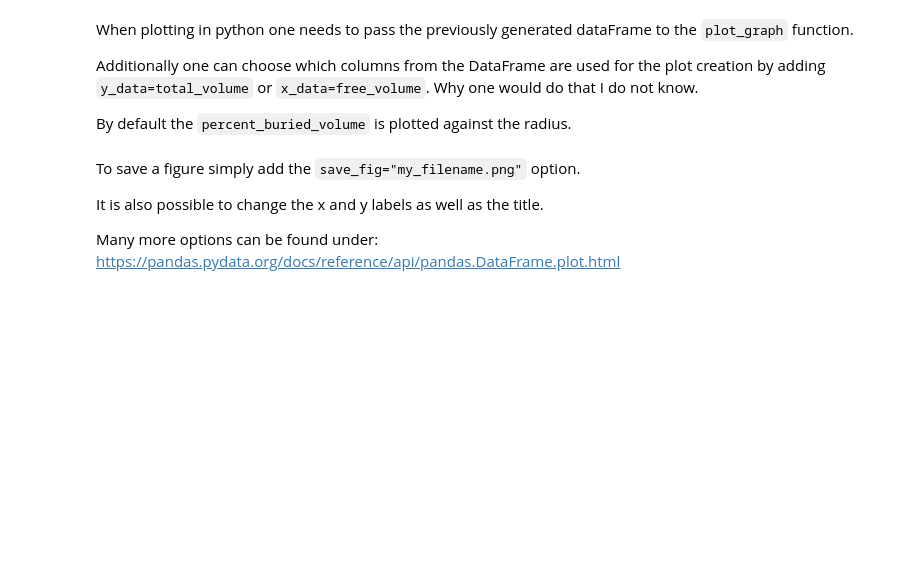
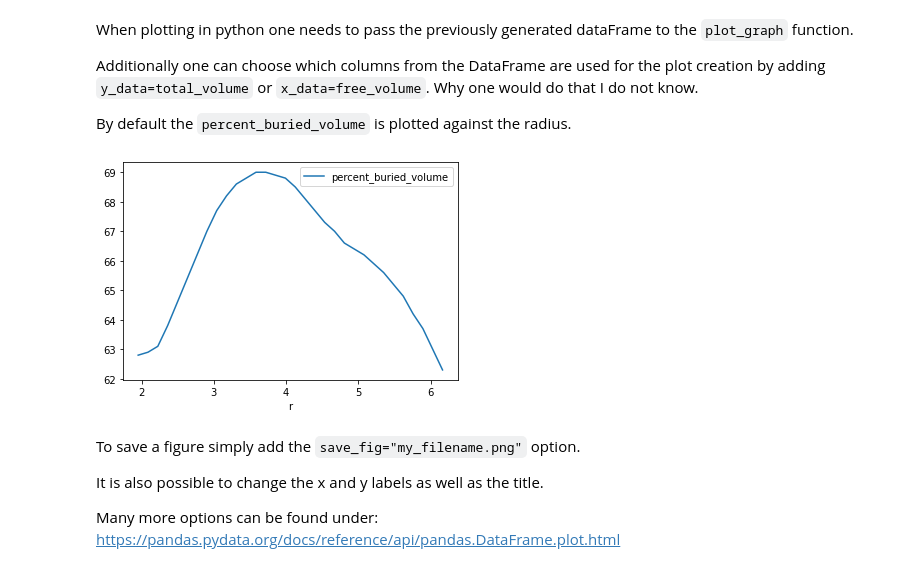
Before and after one commit to GwydionJon/catalyst-buried-volume-scanner, a Jupyter notebook: notebooks/example_notebook.ipynb, the cells around one changed output. Saved outputs shown, nothing was run; the diff lists cells and outputs as text; code cells hidden in the pictures; blank space fills up the shorter version.

```diff
--- a/notebooks/example_notebook.ipynb
+++ b/notebooks/example_notebook.ipynb
@@ -45,6 +42,6 @@ orient_z (bool): True/False Molecule oriented along negative/positive Z-axis (de
 
 write_surf_files (bool): True/False Do not write/write files for top and bottom surfaces (default True)
 # %%
-total_results, quadrant_results, octant_results = msc_test.run_single(sphere_radius=3.5)
+total_results_without_H, quadrant_results_without_H, octant_results_without_H = msc_test.run_single(sphere_radius=3.5)
 # %%
-total_results, quadrant_results, octant_results = msc_test.run_single(sphere_radius=3.5)
+total_results_with_H, quadrant_results_with_H, octant_results_with_H = msc_test.run_single(sphere_radius=3.5, remove_H=False)
@@ -54,4 +63,4 @@ The `run_range` function is designed to quickly scan a range of radii values.
 Do not be alarmed by the `No volume could be found` warning, this simply means that the desired radius was too small or too large.
 The program will function as desired even with a few values missing.
 # %%
-%time df_test = msc_test.run_range(x_min=1,x_max=6.3,nsteps=40, n_threads =-1)
+df_scan_1_63 = msc_test.run_range(r_min=1,r_max=6.3,nsteps=40, n_threads =-1)
@@ -75,7 +105,9 @@ Why one would do that I do not know.
 
 By default the `percent_buried_volume` is plotted against the radius.
 # %%
-msc_test.plot_graph(df_test)
+msc_test.plot_graph(df_scan_1_63)
+# %% [output]
+[figure, added]
 # %% [markdown]
 To save a figure simply add the `save_fig="my_filename.png"` option.
 
```
Also changed, not shown: parts of 8 cells of this notebook, 2 other files.
